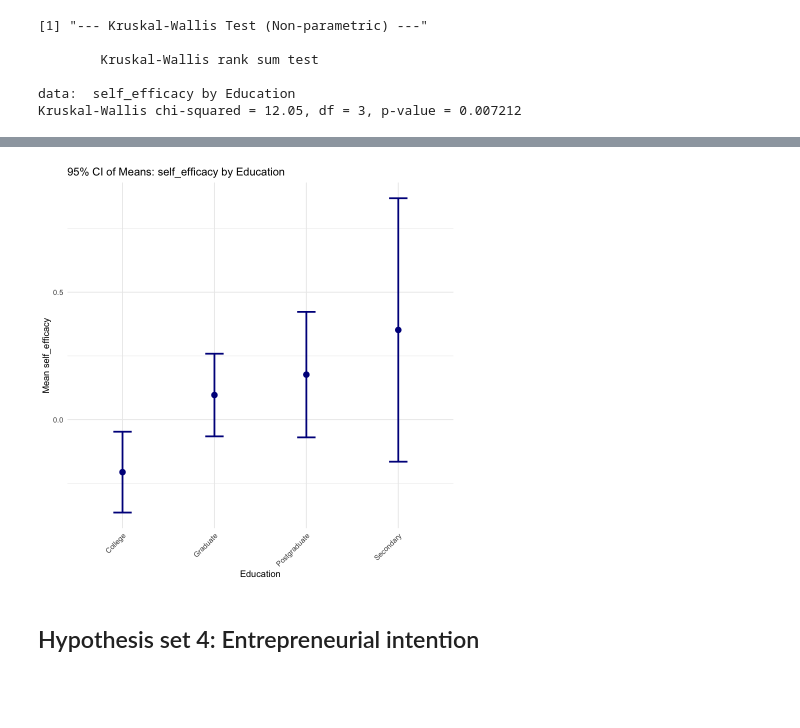
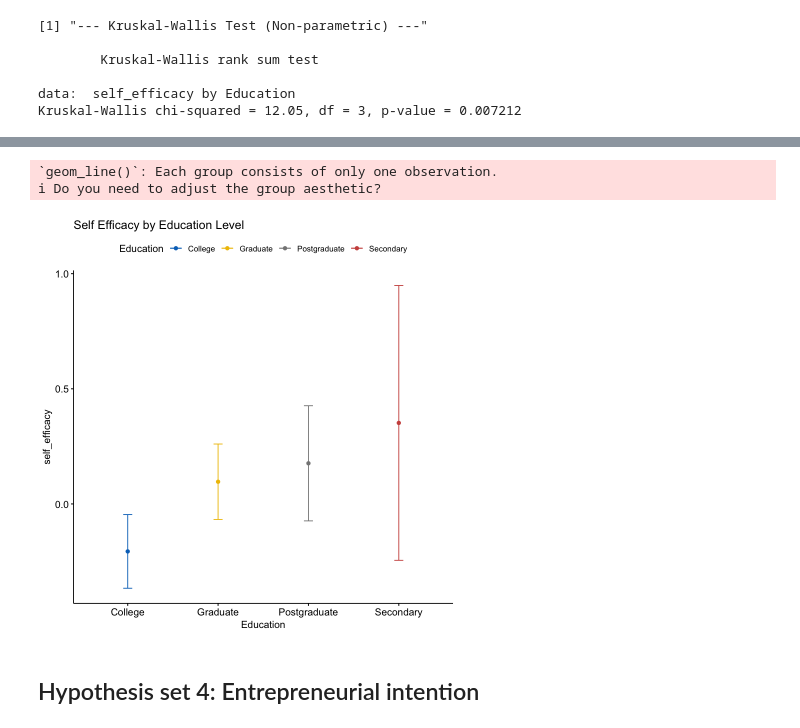
Before and after one commit to godfreydekew/Entrepreneurship-Orientation-Analysis-West-vs-East-, a Jupyter notebook: analyis.ipynb, the cells around one changed output, grey strips where cells are left out. Saved outputs shown, nothing was run; the diff lists cells and outputs as text; code cells hidden in the pictures; blank space fills up the shorter version.

```diff
--- a/analyis.ipynb
+++ b/analyis.ipynb
@@ -979,8 +1078,14 @@ Dunn (1964) Kruskal-Wallis multiple comparison
-# %%
-# Calculate mean for each education level
-plot_ci_means("Education", "self_efficacy")
-# %% [output]
-[figure, removed]
+# %%
+
+ggline(df_pca, x = "Education", y = "self_efficacy",
+       color = "Education",
+       palette = "jco",
+       add = c("mean_ci"),
+       title = "Self Efficacy by Education Level")
+# %% [output]
+`geom_line()`: Each group consists of only one observation.
+ℹ Do you need to adjust the group aesthetic?
+[figure, added]
 # %% [markdown]
 ## Hypothesis set 4: Entrepreneurial intention
 # %%
```
Also changed, not shown: parts of 21 cells of this notebook.
